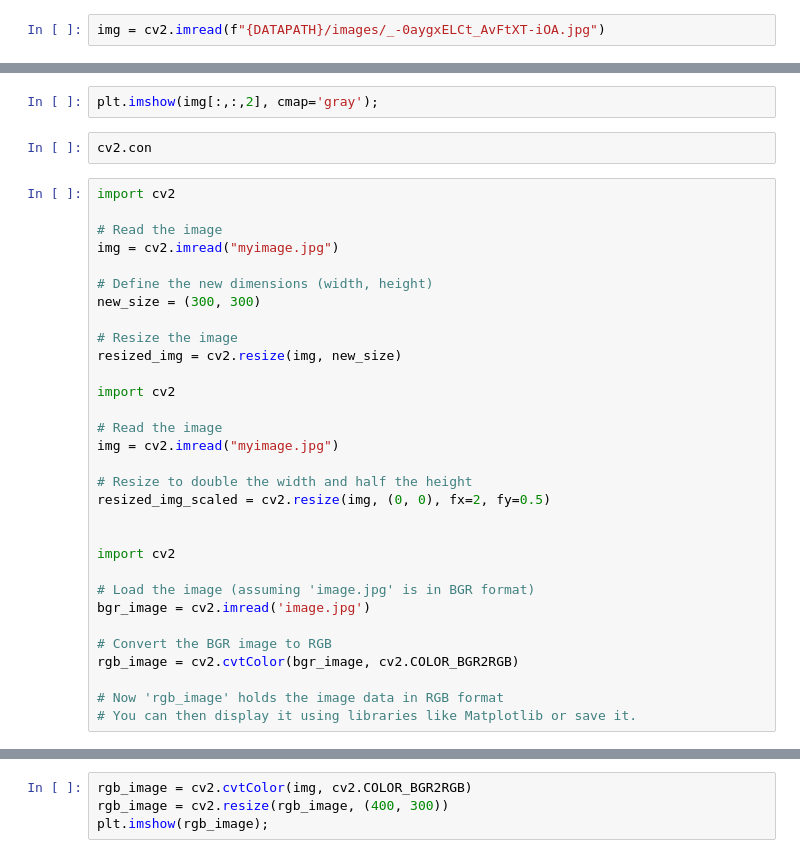
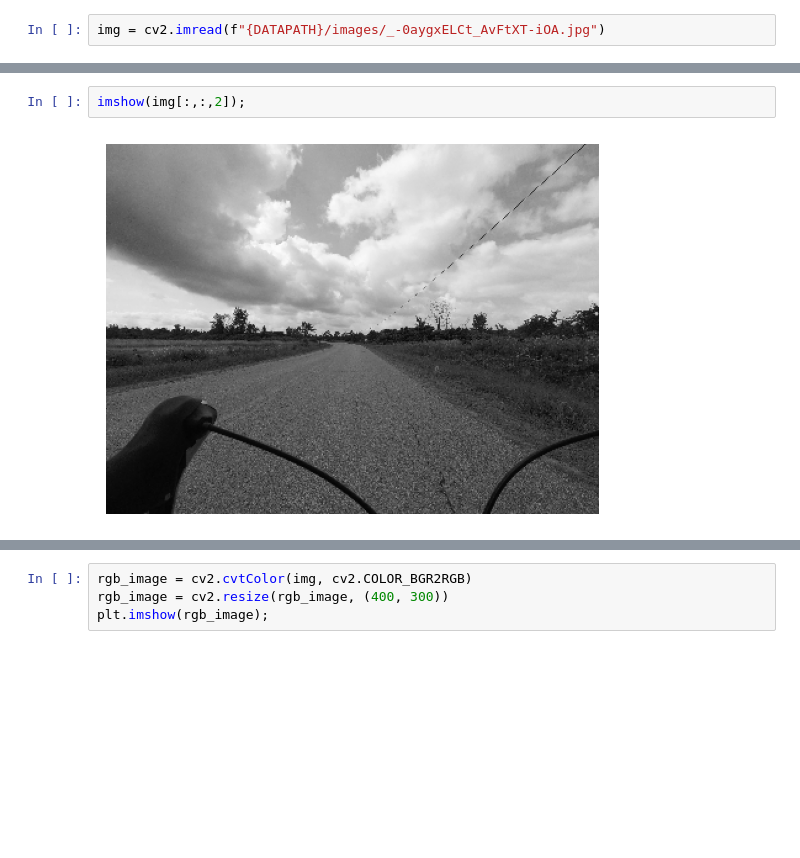
Before and after one commit to molnarai/SpecialTopicsInAnalytics, a Jupyter notebook: computer_vision/notebooks/01_data_preparation.ipynb, the cells around one changed output, grey strips where cells are left out. Drawn from its saved outputs; the diff is of its cells as text; blank space fills up the shorter version.

```diff
--- a/computer_vision/notebooks/01_data_preparation.ipynb
+++ b/computer_vision/notebooks/01_data_preparation.ipynb
@@ -52,35 +77,4 @@ plt.imshow(img[:,:,1], cmap='gray');
 # %%
-plt.imshow(img[:,:,2], cmap='gray');
+imshow(img[:,:,2]);
+# %% [output]
+[figure, added]
-# %%
-cv2.con
-# %%
-import cv2
-
-# Read the image
-img = cv2.imread("myimage.jpg")
-
-# Define the new dimensions (width, height)
-new_size = (300, 300)
-
-# Resize the image
-resized_img = cv2.resize(img, new_size)
-
-import cv2
-
-# Read the image
-img = cv2.imread("myimage.jpg")
-
-# Resize to double the width and half the height
-resized_img_scaled = cv2.resize(img, (0, 0), fx=2, fy=0.5)
-
-
-import cv2
-
-# Load the image (assuming 'image.jpg' is in BGR format)
-bgr_image = cv2.imread('image.jpg')
-
-# Convert the BGR image to RGB
-rgb_image = cv2.cvtColor(bgr_image, cv2.COLOR_BGR2RGB)
-
-# Now 'rgb_image' holds the image data in RGB format
-# You can then display it using libraries like Matplotlib or save it.
```
Also changed, not shown: parts of 18 cells of this notebook, 1 other file.
